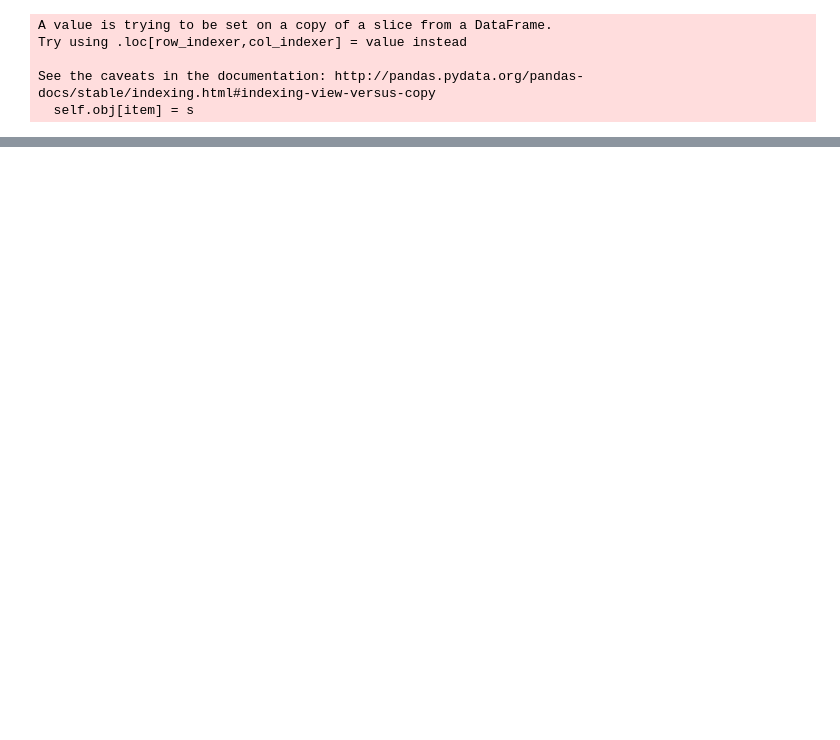
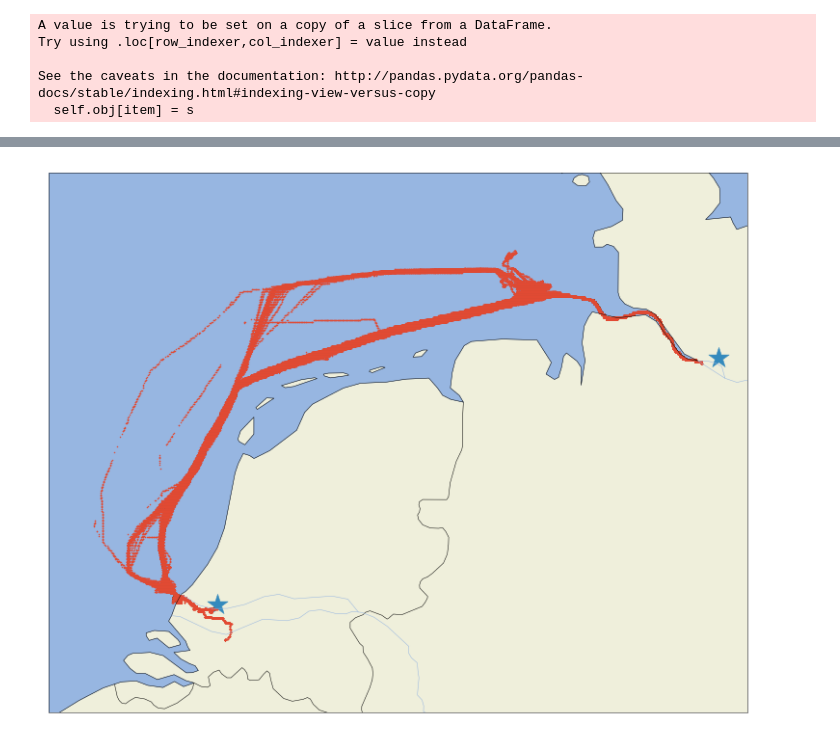
Before and after one commit to jank324/ais-predictor, a Jupyter notebook: data/filter ROT-HAM data.ipynb, the cells around one changed output, grey strips where cells are left out. Saved outputs shown, nothing was run; the diff lists cells and outputs as text; code cells hidden in the pictures; blank space fills up the shorter version.

Commit message:
Hamburg Fisnish Line als sector_leave des letzten Sektors eingesetzt

```diff
--- a/data/filter ROT-HAM data.ipynb
+++ b/data/filter ROT-HAM data.ipynb
@@ -199,6 +160,7 @@ ais_sectors.loc[(ais_sectors['Longitude'] <= 4.8) & (ais_sectors['Latitude'] > 5
 ais_sectors.loc[(ais_sectors['Longitude'] > 4.8) & (ais_sectors['Longitude'] <= 6.0), 'sector_id'] = '2'
 ais_sectors.loc[(ais_sectors['Longitude'] > 6.0) & (ais_sectors['Longitude'] <= 7.2), 'sector_id'] = '3'
 ais_sectors.loc[(ais_sectors['Longitude'] > 7.2) & (ais_sectors['Longitude'] <= 8.6), 'sector_id'] = '4'
-ais_sectors.loc[ais_sectors['Longitude'] > 8.6, 'sector_id'] = '5'
+ais_sectors.loc[(ais_sectors['Longitude'] > 8.6) & (ais_sectors['Longitude'] <= 9.81), 'sector_id'] = '5'
+ais_sectors.loc[ais_sectors['Longitude'] > 9.81, 'sector_id'] = np.nan
 # %%
 #aismap.col_plot_to_map(size = (13, 13), longitude = ais_sectors['Longitude'], latitude = ais_sectors['Latitude'], col = ais_sectors['sector_id'])
@@ -256,0 +219,4 @@ ais_secleav.tail()
+# %%
+aismap.plot_to_map(size = (13, 13), longitude = ais_secleav['Longitude'], latitude = ais_secleav['Latitude'])
+# %% [output]
+[figure, added]
```
Also changed, not shown: parts of 24 cells of this notebook.
